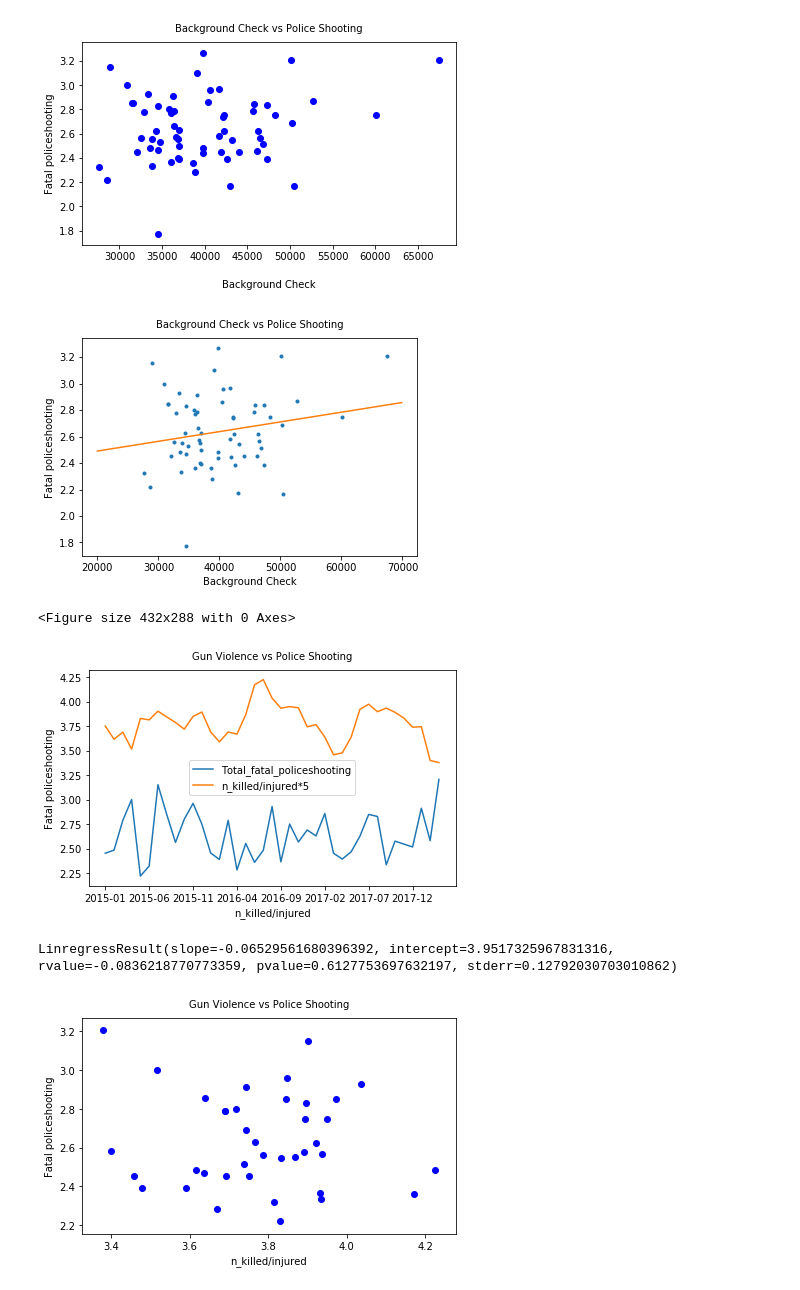
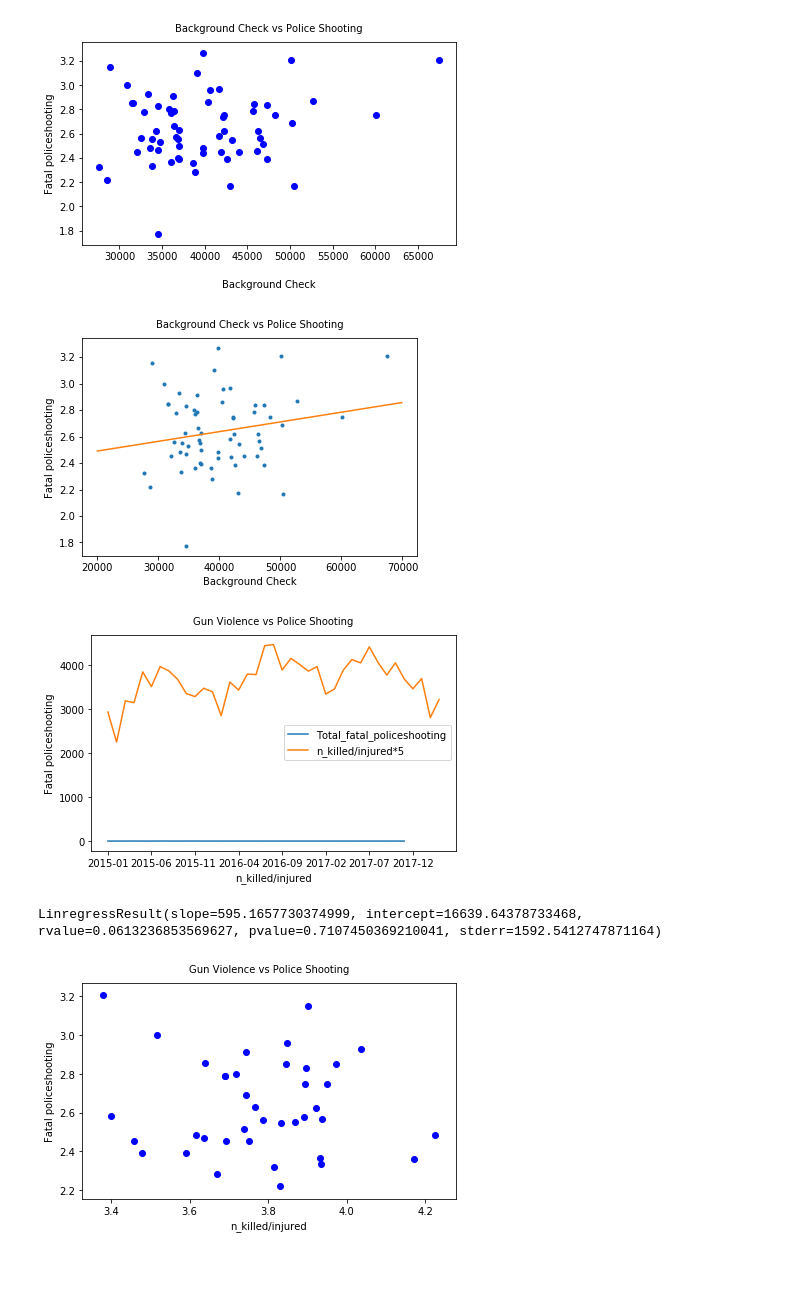
Before and after one commit to sasithwij/project1, a Jupyter notebook: gun.ipynb, the cells around one changed output. Cells and saved outputs as stored; diff of their text form; code cells hidden in the pictures.

```diff
--- a/gun.ipynb
+++ b/gun.ipynb
@@ -37,12 +40,12 @@ gun_violence['date'] = gun_violence['date'].apply(lambda x: x[: -3])
 # %%
 gun_violence = gun_violence[(gun_violence['date'] >= '2015')]
 gun_violence = gun_violence[['date','n_killed/injured']]
-gun_violence = gun_violence.groupby('date').mean()
+gun_violence = gun_violence.groupby('date').sum()
 # gun_violence = gun_violence.reset_index()
 # gun_violence
 gun_violence.plot(kind= 'line')
 # plt.xticks(rotation = 45)
-plt.title("Average of Gun Violence 2015.01-2018.03", y=1.02, fontsize=12);
+plt.title("Total of Gun Violence 2015.01-2018.03", y=1.02, fontsize=12);
 plt.tight_layout()
 # plt.savefig('Average of Gun Violence.png')
 # %% [output]
@@ -50,6 +54,6 @@ plt.tight_layout()
 # %%
 police_shooting = pd.read_csv("Resources/fatal-police-shootings-data.csv")
-police_shooting = police_shooting[(police_shooting['date'] >= '2015') & (police_shooting['date'] <= '2020-05')]
+police_shooting = police_shooting[(police_shooting['date'] >= '2015') & (police_shooting['date'] <= '2018')]
 police_shooting['date'] = police_shooting['date'].apply(lambda x: x[: -3])
 police_shooting = police_shooting.groupby(['date','state']).count()
 police_shooting = police_shooting.reset_index()
@@ -108,26 +113,25 @@ plt.show()
 # plt.savefig('Background Check vs Police Shooting(1).png')
 # %% [output]
 [figure]
-<Figure size 432x288 with 0 Axes>
 # %%
 gun_violence_select = gun_violence_combined.loc['2015-01':]
 police_shooting_select = police_shooting.loc['2015-01':'2018-03']
-combined_shooting_violence = pd.concat([police_shooting_select, gun_violence_select*5], axis=1)
+combined_shooting_violence = pd.concat([police_shooting_select, gun_violence_select], axis=1)
 # combined_shooting_violence = combined_shooting_violence.dropna()
 ax = combined_shooting_violence.plot()
 ax.legend(["Total_fatal_policeshooting", "n_killed/injured*5"])
 plt.title("Gun Violence vs Police Shooting", y=1.02, fontsize=10);
 plt.xlabel("n_killed/injured")
 plt.ylabel("Fatal policeshooting")
 plt.tight_layout()
 # plt.savefig('Gun Violence vs Police Shooting.png')
 # combined_shooting_violence
 # %% [output]
-[figure, old version]
+[figure, new version]
 # %%
 scipy.stats.linregress(combined_shooting_violence)
 # %% [output]
-LinregressResult(slope=-0.06529561680396392, intercept=3.9517325967831316, rvalue=-0.0836218770773359, pvalue=0.6127753697632197, stderr=0.12792030703010862)
+LinregressResult(slope=595.1657730374999, intercept=16639.64378733468, rvalue=0.0613236853569627, pvalue=0.7107450369210041, stderr=1592.5412747871164)
 # %%
 %matplotlib inline
 plt.scatter(combined_shooting_violence['n_killed/injured'],combined_shooting_violence['Total fatal policeshooting'],color="b",label ="vs")
```
Also changed, not shown: parts of 7 cells of this notebook.
